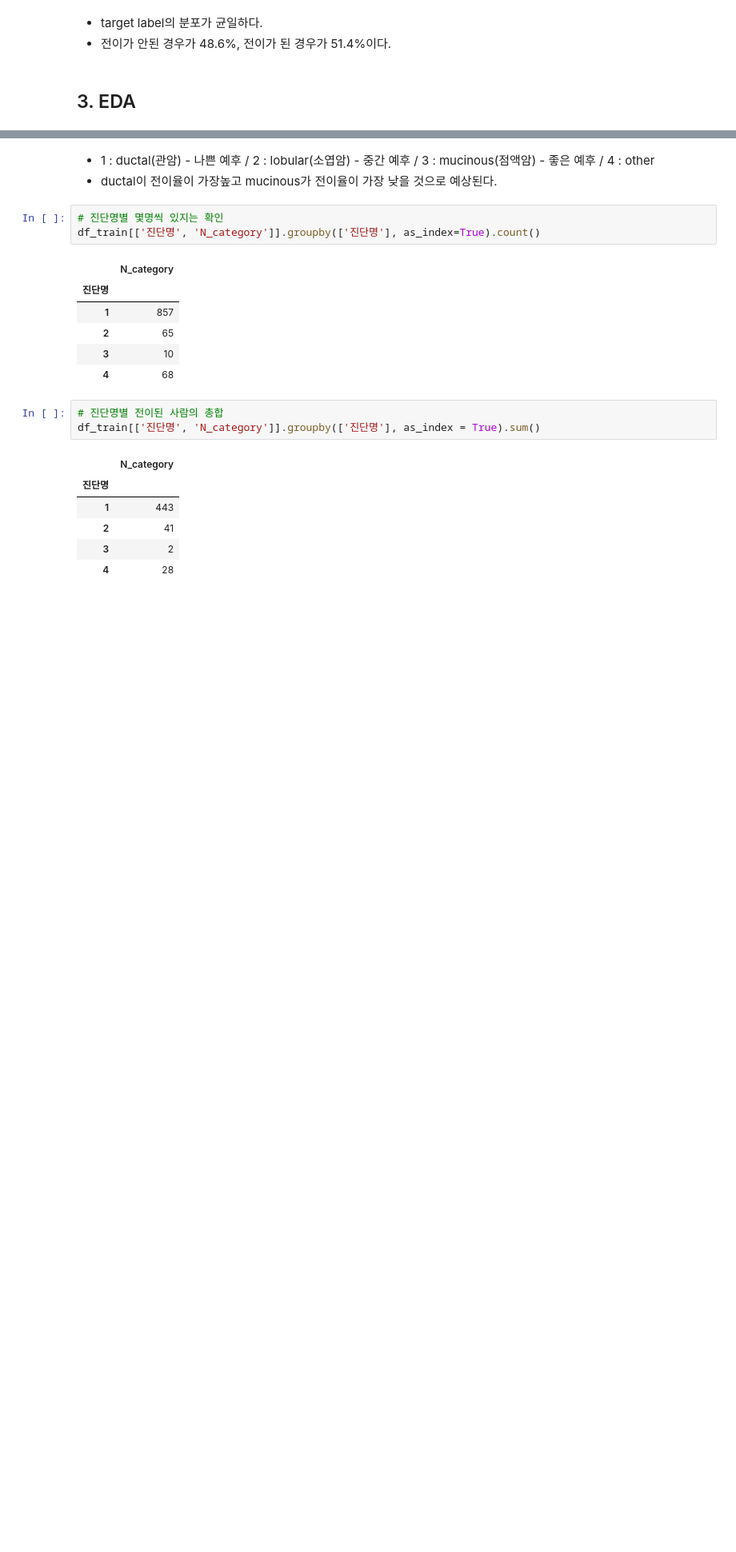
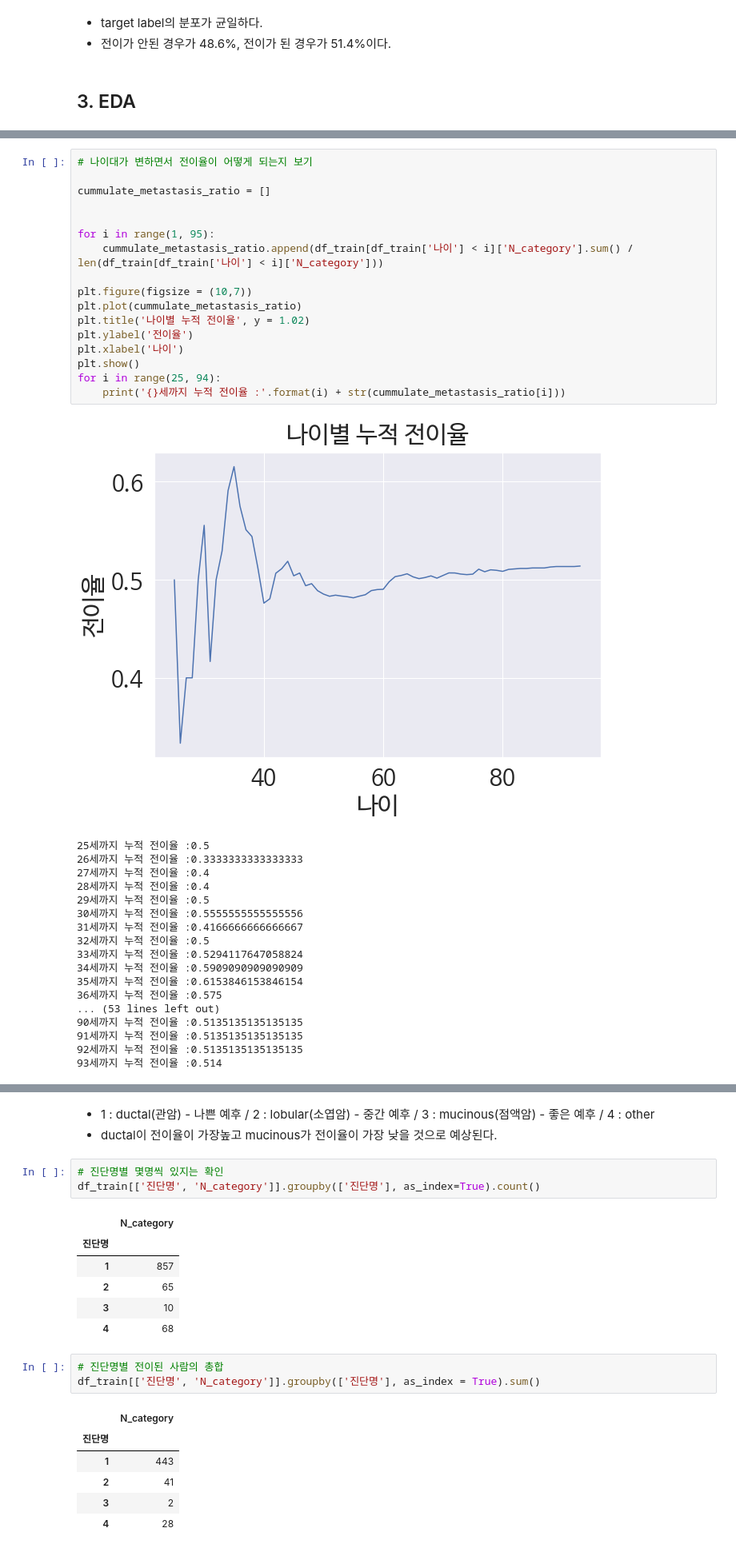
Before and after one commit to JaeHong-Park987/Pulse_lymph, a Jupyter notebook: 유방암의 임파선 전이 예측.ipynb, the cells around one changed output, grey strips where cells are left out. Shown at 80% size. Drawn from its saved outputs; the diff is of its cells as text; blank space fills up the shorter version.

```diff
--- a/유방암의 임파선 전이 예측.ipynb
+++ b/유방암의 임파선 전이 예측.ipynb
@@ -182,0 +209,36 @@ memory usage: 218.9+ KB
+# %%
+# 나이대가 변하면서 전이율이 어떻게 되는지 보기
+
+cummulate_metastasis_ratio = []
+
+
+for i in range(1, 95):
+    cummulate_metastasis_ratio.append(df_train[df_train['나이'] < i]['N_category'].sum() / len(df_train[df_train['나이'] < i]['N_category']))
+
+plt.figure(figsize = (10,7))
+plt.plot(cummulate_metastasis_ratio)
+plt.title('나이별 누적 전이율', y = 1.02)
+plt.ylabel('전이율')
+plt.xlabel('나이')
+plt.show()
+for i in range(25, 94):
+    print('{}세까지 누적 전이율 :'.format(i) + str(cummulate_metastasis_ratio[i]))
+# %% [output]
+[figure, added]
+25세까지 누적 전이율 :0.5
+26세까지 누적 전이율 :0.3333333333333333
+27세까지 누적 전이율 :0.4
+28세까지 누적 전이율 :0.4
+29세까지 누적 전이율 :0.5
+30세까지 누적 전이율 :0.5555555555555556
+31세까지 누적 전이율 :0.4166666666666667
+32세까지 누적 전이율 :0.5
+33세까지 누적 전이율 :0.5294117647058824
+34세까지 누적 전이율 :0.5909090909090909
+35세까지 누적 전이율 :0.6153846153846154
+36세까지 누적 전이율 :0.575
+... (53 lines left out)
+90세까지 누적 전이율 :0.5135135135135135
+91세까지 누적 전이율 :0.5135135135135135
+92세까지 누적 전이율 :0.5135135135135135
+93세까지 누적 전이율 :0.514
```
Also changed, not shown: parts of 37 cells of this notebook.
